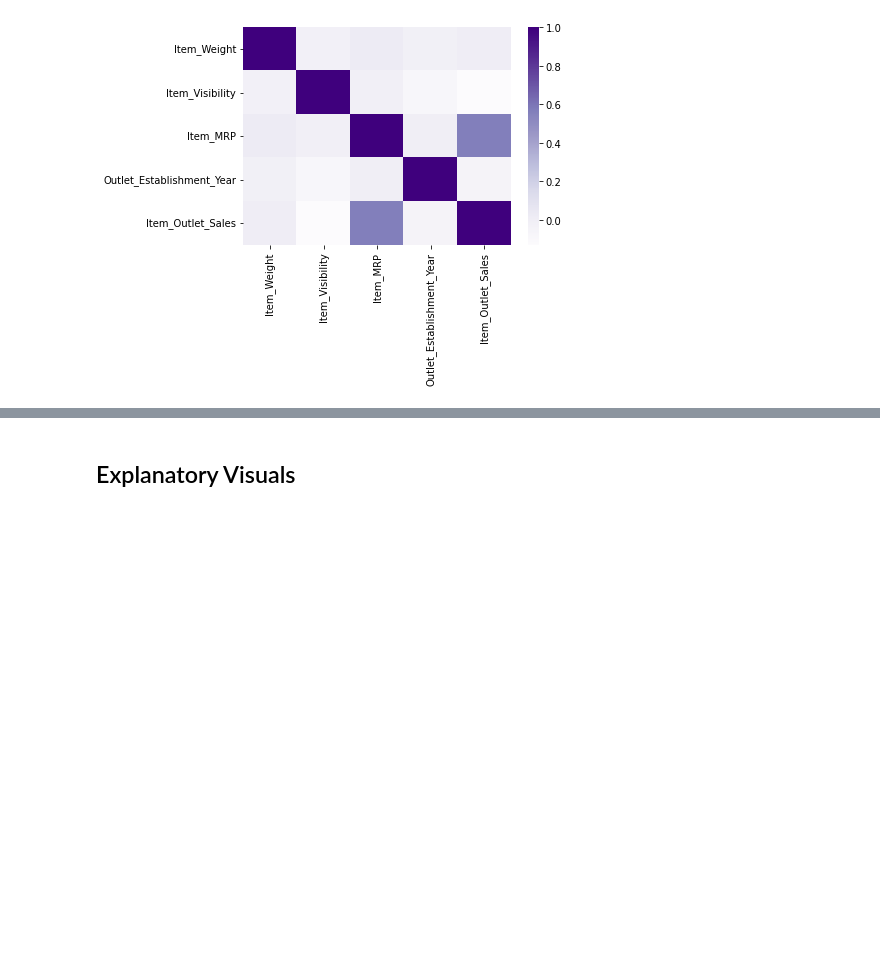
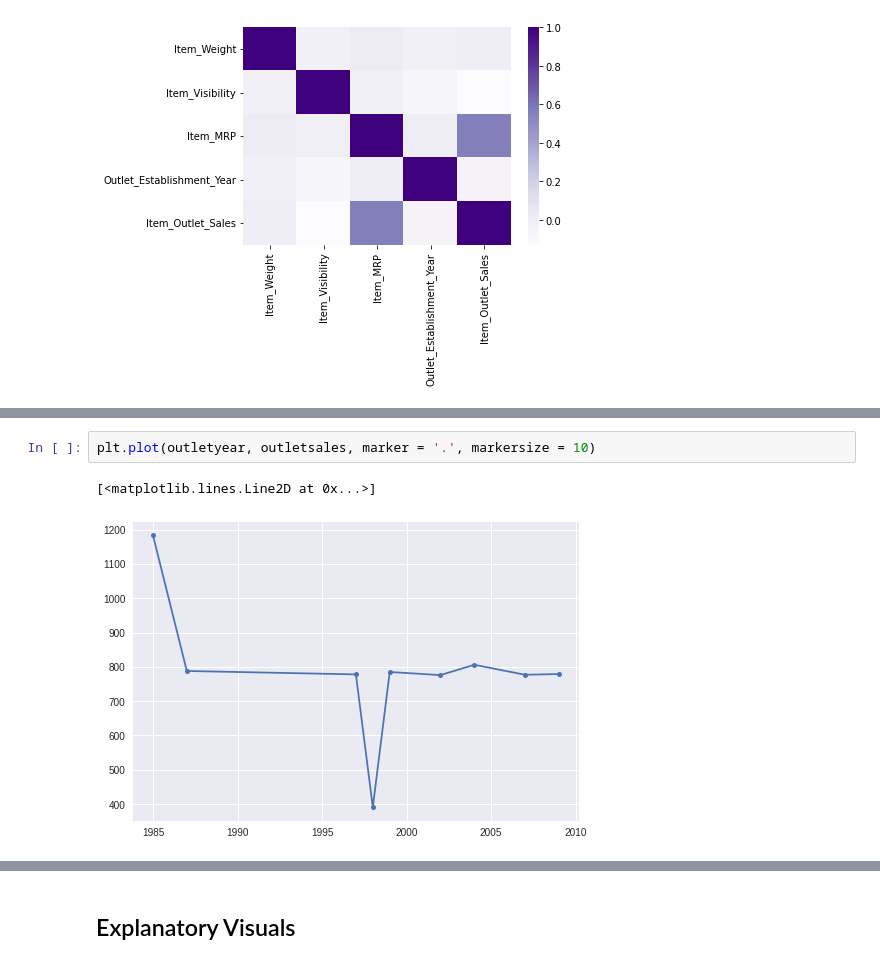
Before and after one commit to Lazuli98/ProjectOne, a Jupyter notebook: Copy_of_ProjectOne2.ipynb, the cells around one changed output, grey strips where cells are left out. Cells and saved outputs as stored; diff of their text form; blank space fills up the shorter version.

```diff
--- a/Copy_of_ProjectOne2.ipynb
+++ b/Copy_of_ProjectOne2.ipynb
@@ -262,0 +329,5 @@ sns.heatmap(corr, cmap = 'Purples')
+# %%
+plt.plot(outletyear, outletsales, marker = '.', markersize = 10)
+# %% [output]
+[<matplotlib.lines.Line2D at 0x...>]
+[figure, added]
```
Also changed, not shown: parts of 10 cells of this notebook.
